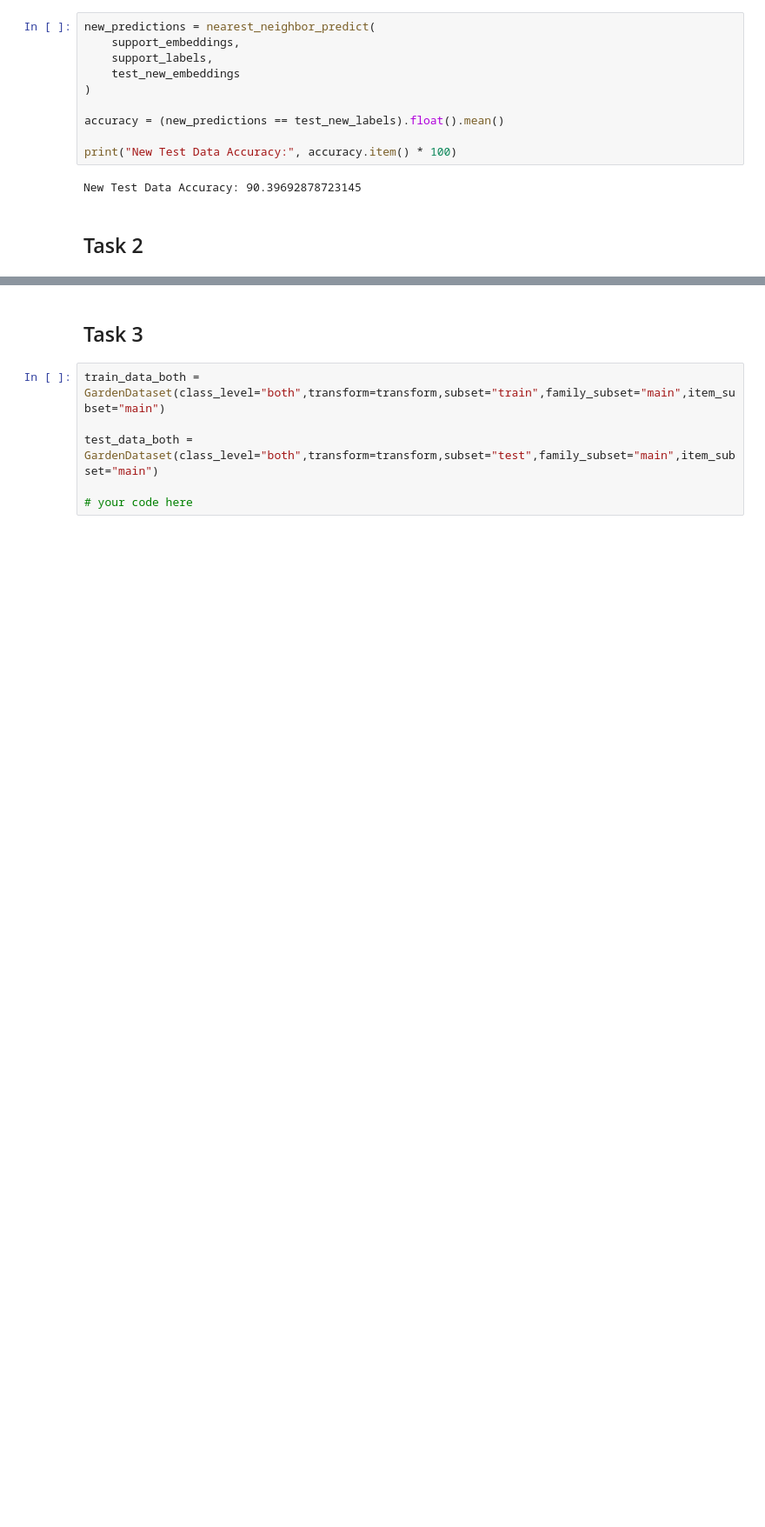
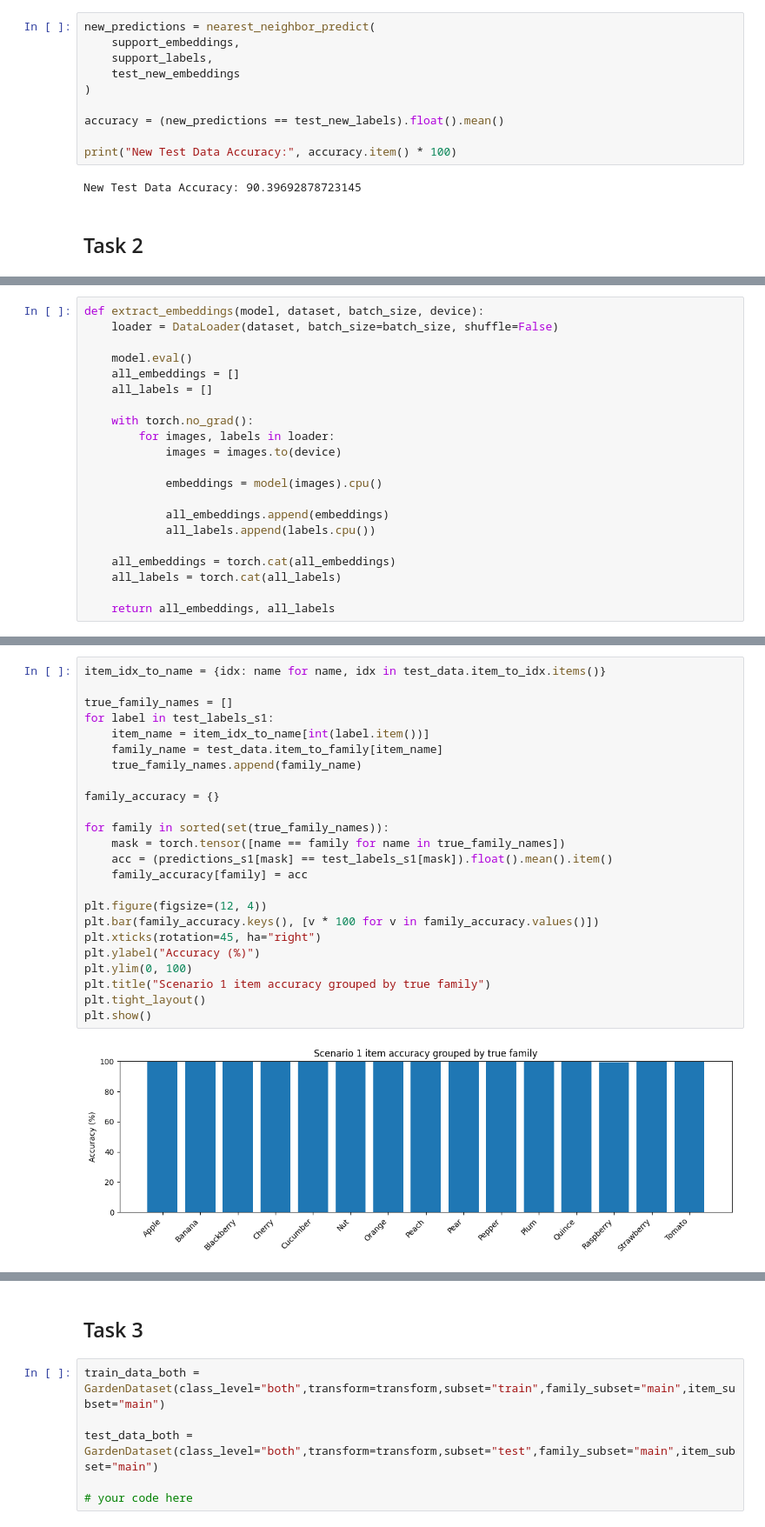
Before and after one commit to alexandruvasu69/2AMM10-Assignment-1, a Jupyter notebook: ass1_skeleton.ipynb, the cells around one changed output, grey strips where cells are left out. Shown at 87% size. Drawn from its saved outputs; the diff is of its cells as text; blank space fills up the shorter version.

Commit message:
Add Task 2 implementation and model

```diff
--- a/ass1_skeleton.ipynb
+++ b/ass1_skeleton.ipynb
@@ -639,0 +865,21 @@ test_new_data_family = GardenDataset(subset="test", transform=transform, family_
+# %%
+def extract_embeddings(model, dataset, batch_size, device):
+    loader = DataLoader(dataset, batch_size=batch_size, shuffle=False)
+
+    model.eval()
+    all_embeddings = []
+    all_labels = []
+
+    with torch.no_grad():
+        for images, labels in loader:
+            images = images.to(device)
+
+            embeddings = model(images).cpu()
+
+            all_embeddings.append(embeddings)
+            all_labels.append(labels.cpu())
+
+    all_embeddings = torch.cat(all_embeddings)
+    all_labels = torch.cat(all_labels)
+
+    return all_embeddings, all_labels
@@ -639,0 +957,26 @@ test_new_data_family = GardenDataset(subset="test", transform=transform, family_
+# %%
+item_idx_to_name = {idx: name for name, idx in test_data.item_to_idx.items()}
+
+true_family_names = []
+for label in test_labels_s1:
+    item_name = item_idx_to_name[int(label.item())]
+    family_name = test_data.item_to_family[item_name]
+    true_family_names.append(family_name)
+
+family_accuracy = {}
+
+for family in sorted(set(true_family_names)):
+    mask = torch.tensor([name == family for name in true_family_names])
+    acc = (predictions_s1[mask] == test_labels_s1[mask]).float().mean().item()
+    family_accuracy[family] = acc
+
+plt.figure(figsize=(12, 4))
+plt.bar(family_accuracy.keys(), [v * 100 for v in family_accuracy.values()])
+plt.xticks(rotation=45, ha="right")
+plt.ylabel("Accuracy (%)")
+plt.ylim(0, 100)
+plt.title("Scenario 1 item accuracy grouped by true family")
+plt.tight_layout()
+plt.show()
+# %% [output]
+[figure, added]
```
Also changed, not shown: parts of 20 cells of this notebook, 1 other file.
